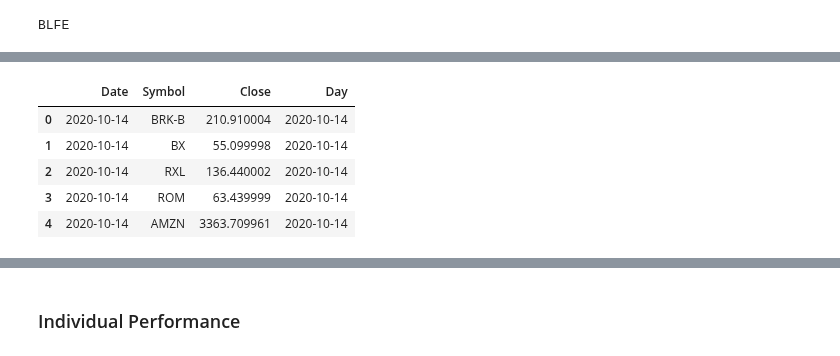
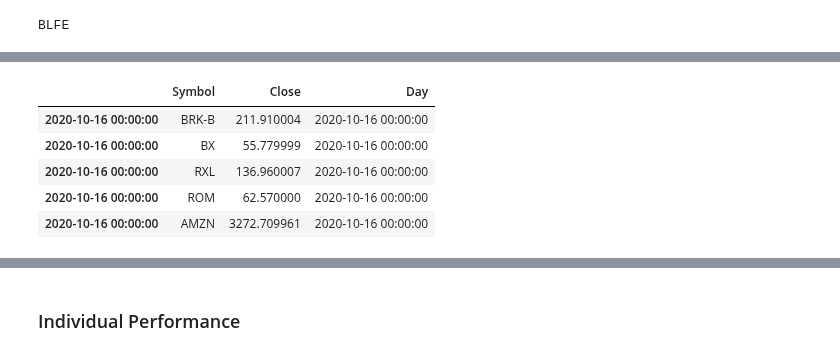
Before and after one commit to bkreis84/Portfolio-Challenge2, a Jupyter notebook: Portfolio Challenge 2020.ipynb, the cells around one changed output, grey strips where cells are left out. Cells and saved outputs as stored; diff of their text form; code cells hidden in the pictures.

```diff
--- a/Portfolio Challenge 2020.ipynb
+++ b/Portfolio Challenge 2020.ipynb
@@ -154,15 +154,15 @@ cur_prices = pd.concat(frames2)
 # %%
 cur_prices.to_csv("cur_prices.csv")
 # %%
-cur_prices= pd.read_csv("https://raw.githubusercontent.com/bkreis84/Portfolio-Challenge2/master/cur_prices.csv")
+#cur_prices= pd.read_csv("https://raw.githubusercontent.com/bkreis84/Portfolio-Challenge2/master/cur_prices.csv")
 cur_prices.head()
 # %% [output]
-|  | Date | Symbol | Close | Day |
-| 0 | 2020-10-14 | BRK-B | 210.910004 | 2020-10-14 |
-| 1 | 2020-10-14 | BX | 55.099998 | 2020-10-14 |
-| 2 | 2020-10-14 | RXL | 136.440002 | 2020-10-14 |
-| 3 | 2020-10-14 | ROM | 63.439999 | 2020-10-14 |
-| 4 | 2020-10-14 | AMZN | 3363.709961 | 2020-10-14 |
+|  | Symbol | Close | Day |
+| 2020-10-16 00:00:00 | BRK-B | 211.910004 | 2020-10-16 00:00:00 |
+| 2020-10-16 00:00:00 | BX | 55.779999 | 2020-10-16 00:00:00 |
+| 2020-10-16 00:00:00 | RXL | 136.960007 | 2020-10-16 00:00:00 |
+| 2020-10-16 00:00:00 | ROM | 62.570000 | 2020-10-16 00:00:00 |
+| 2020-10-16 00:00:00 | AMZN | 3272.709961 | 2020-10-16 00:00:00 |
 # %%
 detail = pd.merge(initportfolios, cur_prices, how = 'left', on = "Symbol", validate="many_to_one")
 # %%
```
Also changed, not shown: parts of 5 cells of this notebook, 2 other files.
